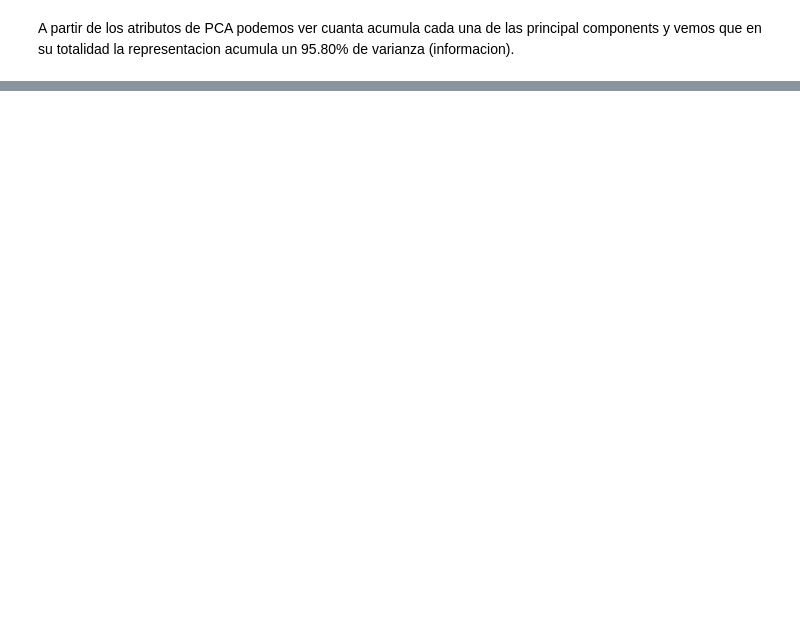
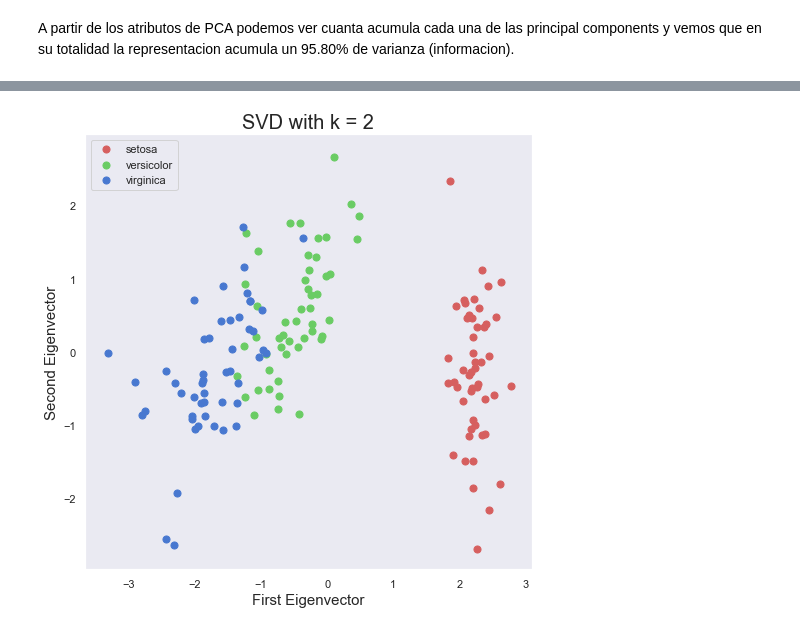
Before and after one commit to idontdomath/datos-dimensionality-reduction, a Jupyter notebook: 02-pca-iris.ipynb, the cells around one changed output, grey strips where cells are left out. Drawn from its saved outputs; the diff is of its cells as text; code cells hidden in the pictures; blank space fills up the shorter version.

```diff
--- a/02-pca-iris.ipynb
+++ b/02-pca-iris.ipynb
@@ -118,0 +133,3 @@ A partir de los atributos de PCA podemos ver cuanta acumula cada una de las prin
+# %%
+n = 150 ## es el numero de observaciones del set (num de filas)
+x_cov_matrix = np.dot(x.T,x) / 150.0
@@ -118,0 +138,2 @@ A partir de los atributos de PCA podemos ver cuanta acumula cada una de las prin
+# %%
+u, s, vt = np.linalg.svd(x_cov_matrix, full_matrices=True)
@@ -118,0 +142,5 @@ A partir de los atributos de PCA podemos ver cuanta acumula cada una de las prin
+# %%
+k = 2
+vt_k_eigenvector = vt[:k,:]
+data_in_k_dimensions = np.dot(x,vt_k_eigenvector.T)
+data_in_k_dimensions.shape
@@ -118,0 +151,6 @@ A partir de los atributos de PCA podemos ver cuanta acumula cada una de las prin
+# %%
+principalDf = pd.DataFrame(data = data_in_k_dimensions
+             , columns = ['First Eigenvector', 'Second Eigenvector'])
+# concatenamos los valores de species para poder reconstruir el set de datos.
+finalDf = pd.concat([principalDf, iris[['species']]], axis = 1)
+finalDf.head()
@@ -118,0 +164,18 @@ A partir de los atributos de PCA podemos ver cuanta acumula cada una de las prin
+# %%
+fig = plt.figure(figsize = (8,8))
+ax = fig.add_subplot(1,1,1)
+ax.set_xlabel('First Eigenvector', fontsize = 15)
+ax.set_ylabel('Second Eigenvector', fontsize = 15)
+ax.set_title('SVD with k = 2', fontsize = 20)
+targets = ['setosa', 'versicolor', 'virginica']
+colors = ['r', 'g', 'b']
+for target, color in zip(targets,colors):
+    indicesToKeep = finalDf['species'] == target
+    ax.scatter(finalDf.loc[indicesToKeep, 'First Eigenvector']
+               , finalDf.loc[indicesToKeep, 'Second Eigenvector']
+               , c = color
+               , s = 50)
+ax.legend(targets)
+ax.grid()
+# %% [output]
+[figure, added]
```
Also changed, not shown: parts of 18 cells of this notebook.
